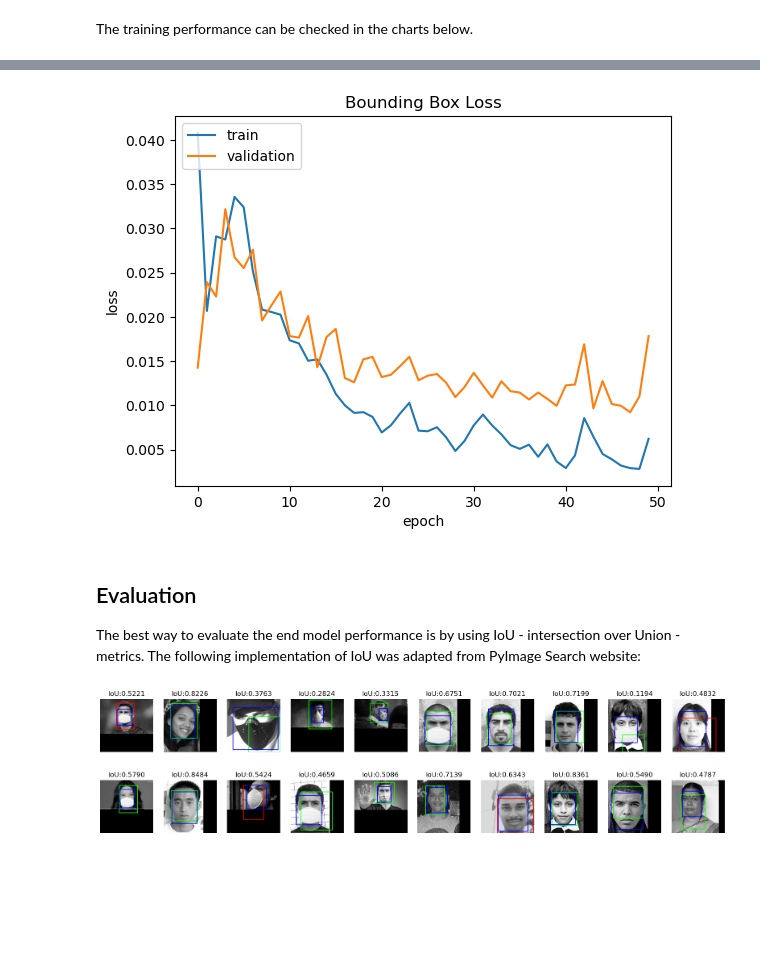
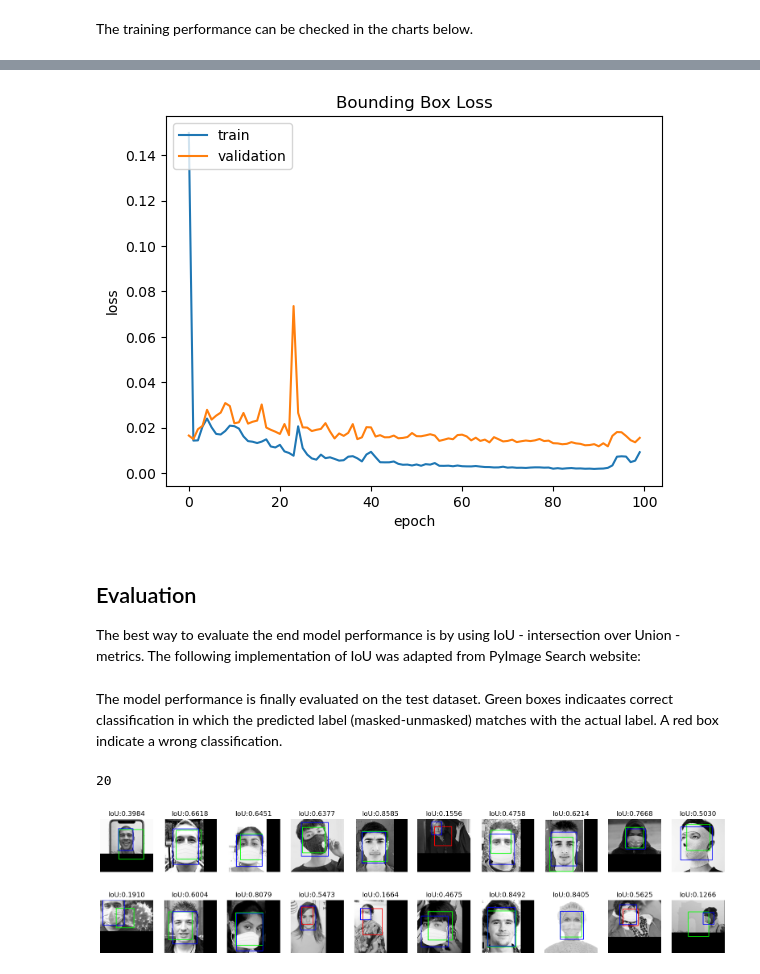
Before and after one commit to doleron/simple-object-detector-from-scratch, a Jupyter notebook: simple_obj_detector.ipynb, the cells around one changed output, grey strips where cells are left out. Cells and saved outputs as stored; diff of their text form; code cells hidden in the pictures; blank space fills up the shorter version.

```diff
--- a/simple_obj_detector.ipynb
+++ b/simple_obj_detector.ipynb
@@ -369,11 +371,10 @@ plot_model(model, show_shapes=True, show_layer_names=True)
 
 Our model is all set and we can start the training, as shown in the next cell:
 # %%
-EPOCHS = 50
+EPOCHS = 100
 
-callback = tf.keras.callbacks.EarlyStopping(monitor='val_loss', patience=3)
-
-history = model.fit(train_ds, callbacks=[],
+history = model.fit(train_ds,
                     steps_per_epoch=(len(training_files) // BATCH_SIZE),
                     validation_data=validation_ds, validation_steps=1,
-                    epochs=EPOCHS)
+                    epochs=EPOCHS,
+                    verbose=0)
@@ -426,7 +409,7 @@ plt.xlabel('epoch')
 plt.legend(['train', 'validation'], loc='upper left')
 plt.show()
 # %% [output]
-[figure, old version]
+[figure, new version]
 # %% [markdown]
 ## Evaluation
 
@@ -451,10 +434,17 @@ def tune_test_ds(dataset):
     return dataset
 
 test_ds = tune_test_ds(raw_test_ds)
+# %% [markdown]
+The model performance is finally evaluated on the test dataset. Green boxes indicaates correct classification in which the predicted label (masked-unmasked) matches with the actual label.
+A red box indicate a wrong classification.
 # %%
 plt.figure(figsize=(20, 10))
 
 test_list = list(test_ds.take(20).as_numpy_iterator())
+
+print(len(test_list))
+
+image, labels = test_list[0]
 
 for i in range(len(test_list)):
 
@@ -465,32 +455,33 @@ for i in range(len(test_list)):
 
     predicted_box = predictions[1][0] * input_size
     predicted_box = tf.cast(predicted_box, tf.int32)
 
     predicted_label = predictions[0][0]
 
     image = image[0]
 
     actual_label = labels[0][0]
     actual_box = labels[1][0] * input_size
     actual_box = tf.cast(actual_box, tf.int32)
 
     image = image.astype("float") * 255.0
     image = image.astype(np.uint8)
     image_color = cv.cvtColor(image, cv.COLOR_GRAY2RGB)
 
     color = (255, 0, 0)
     # print box red if predicted and actual label do not match
     if (predicted_label[0] > 0.5 and actual_label[0] > 0) or (predicted_label[0] < 0.5 and actual_label[0] == 0):
         color = (0, 255, 0)
 
     cv.rectangle(image_color, predicted_box.numpy(), color, 2)
     cv.rectangle(image_color, actual_box.numpy(), (0, 0, 255), 2)
 
     IoU = intersection_over_union(predicted_box.numpy(), actual_box.numpy())
 
     plt.title("IoU:" + format(IoU, '.4f'))
     plt.imshow(image_color)
     plt.axis("off")
 # %% [output]
+20
-[figure, old version]
+[figure, new version]
 # %% [markdown]
```
Also changed, not shown: parts of 9 cells of this notebook, 1 other file.
